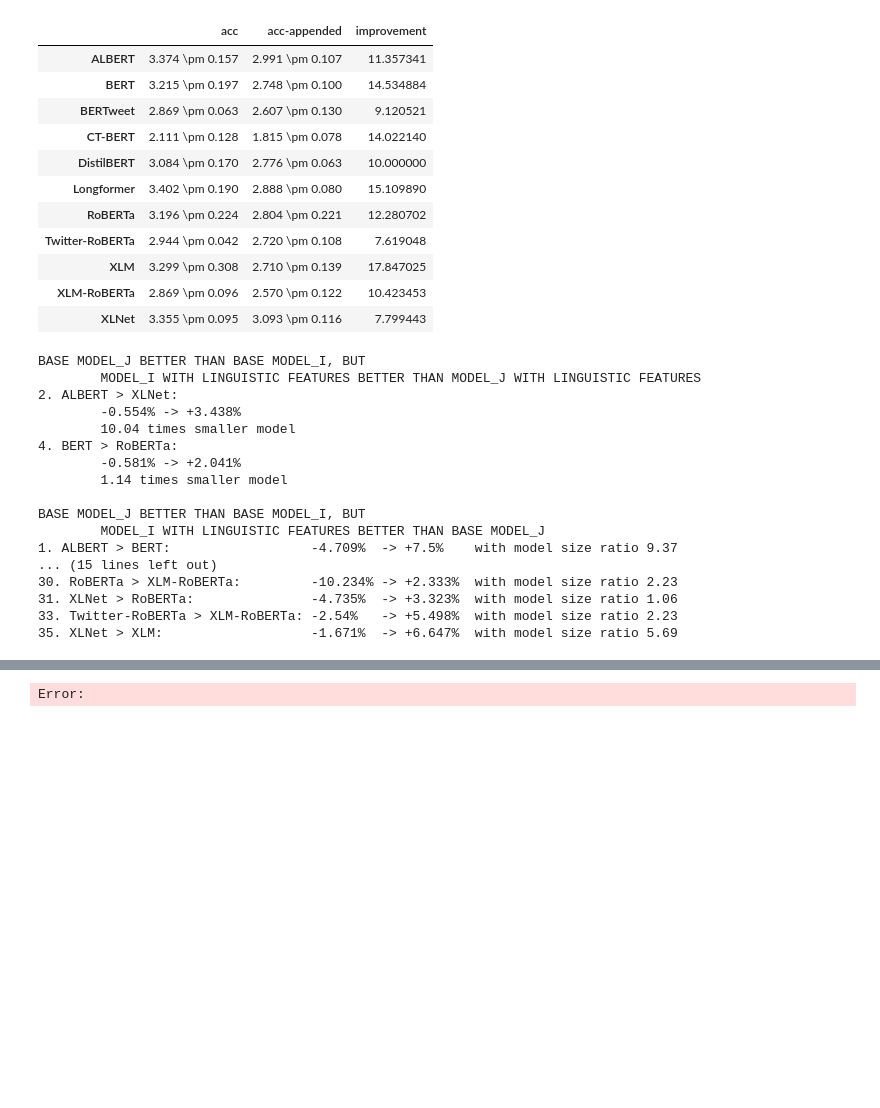
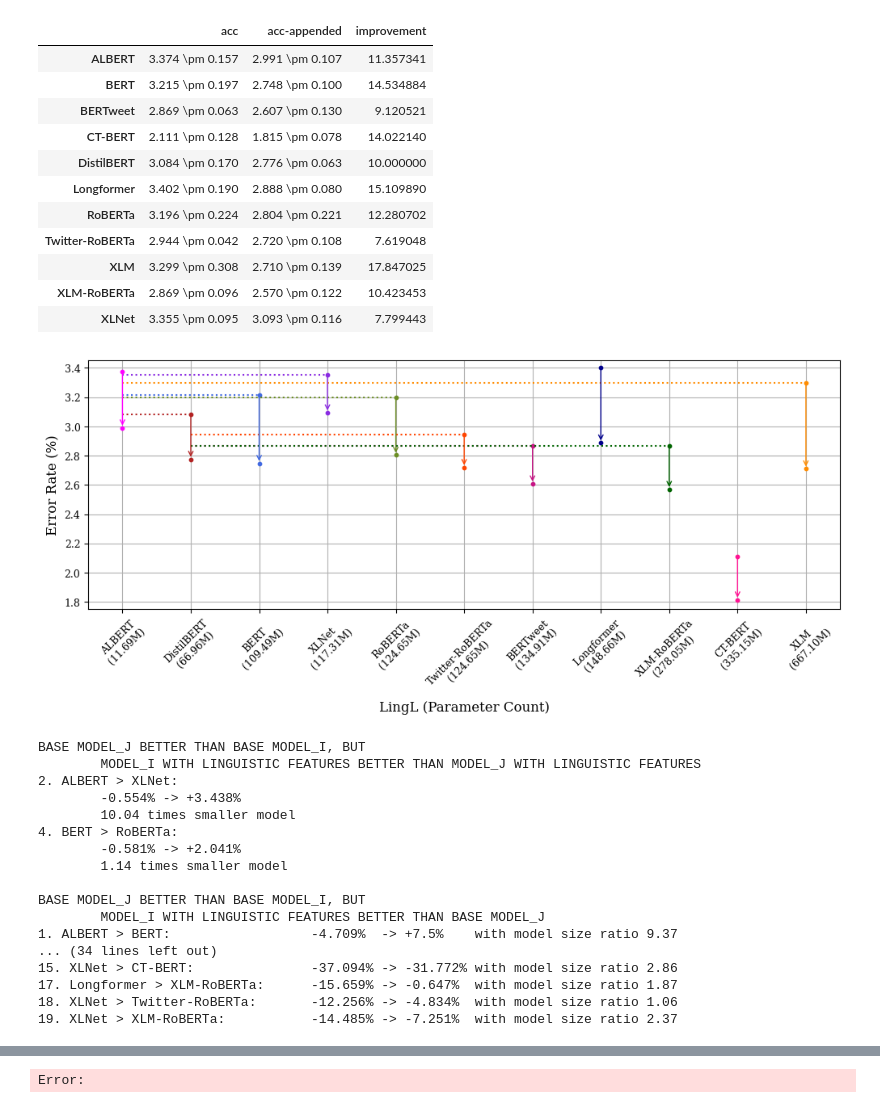
Before and after one commit to ignasa007/LingML, a Jupyter notebook: analysis.ipynb, the cells around one changed output, grey strips where cells are left out. Cells and saved outputs as stored; diff of their text form; code cells hidden in the pictures; blank space fills up the shorter version.

```diff
--- a/analysis.ipynb
+++ b/analysis.ipynb
@@ -132,3 +118,5 @@ You should probably TRAIN this model on a down-stream task to be able to use it
+# %%
+parameters = {'ALBERT': [11685762, 11699586], 'BERT': [109487618, 109501442], 'BERTweet': [134905346, 134919170], 'CT-BERT': [335149058, 335167490], 'DistilBERT': [66958850, 66972674], 'Longformer': [148664834, 148678658], 'RoBERTa': [124651010, 124664834], 'Twitter-RoBERTa': [124651010, 124664834], 'XLM': [667103234, 667103270], 'XLM-RoBERTa': [278049026, 278062850], 'XLNet': [117314306, 117328130]}
 # %%
 for k, v in parameters.items():
     print(k.ljust(15, ' '), f'{v[0]/10**6:.3f}M'.rjust(8, " "))
@@ -205,6 +193,54 @@ df.style.set_properties(**{'text-align': 'right'})
 | XLM | 3.299 \pm 0.308 | 2.710 \pm 0.139 | 17.847025 |
 | XLM-RoBERTa | 2.869 \pm 0.096 | 2.570 \pm 0.122 | 10.423453 |
 | XLNet | 3.355 \pm 0.095 | 3.093 \pm 0.116 | 7.799443 |
+# %%
+sorted_index = sorted(list(parameters.items()), key = lambda x: x[1][0])
+
+acc = [dataframe['acc'][index.index(model)][0] for model, _ in sorted_index]
+acc_app = [dataframe['acc-appended'][index.index(model)][0] for model, _ in sorted_index]
+params = [p for _, (p, _) in sorted_index]
+# %%
+# exclude = lambda l: [x for i, x in enumerate(l) if i not in set()]
+# plt.scatter(exclude(params), exclude(acc), color='blue')
+# plt.scatter(exclude(params), exclude(acc_app), color='green')
+# plt.show()
+
+# import matplotlib as mpl
+# colors = iter(mpl.colormaps['Paired'](np.delete(np.linspace(0.,1.,12),10)))
+# colors = iter(mpl.colormaps['Paired'](np.linspace(0.,1.,len(params))))
+colors = ['magenta', 'firebrick', 'royalblue', 'blueviolet', 'olivedrab',
+          'orangered', 'mediumvioletred', 'darkblue', 'darkgreen', 'deeppink',
+          'darkorange',
+]
+
+plt.figure(figsize=(12,4))
+
+exclude = lambda l: [x for i, x in enumerate(l) if i not in set()]
+for i, (p, x, y, c) in enumerate(zip(params, acc, acc_app, colors)):
+    # plt.arrow(i, 1-x, 0, x-y, length_includes_head=True, head_length=0., head_starts_at_zero=False, width=0.05, head_width=0.5, color=c)
+    plt.scatter(i, 100*(1-x), s=10, color=c)
+    plt.scatter(i, 100*(1-y), s=10, color=c)
+    plt.annotate("", xy=(i,100*(1-y)), xytext=(i,100*(1-x)), arrowprops=dict(color=c,arrowstyle="->"))
+# plt.plot(range(len(params)), [100*(1-x) for x in acc], color='green')
+# plt.plot(range(len(params)), [100*(1-x) for x in acc_app], color='blue')
+i=1; plt.hlines([100*(1-acc[i])], xmin=0, xmax=i, colors=colors[i], linestyle='dotted')
+i=2; plt.hlines([100*(1-acc[i])], xmin=0, xmax=i, colors=colors[i], linestyle='dotted')
+i=3; plt.hlines([100*(1-acc[i])], xmin=0, xmax=i, colors=colors[i], linestyle='dotted')
+i=4; plt.hlines([100*(1-acc[i])], xmin=0, xmax=i, colors=colors[i], linestyle='dotted')
+i=5; plt.hlines([100*(1-acc[i])], xmin=1, xmax=i, colors=colors[i], linestyle='dotted')
+i=6; plt.hlines([100*(1-acc[i])], xmin=1, xmax=i, colors=colors[i], linestyle='dotted')
+i=8; plt.hlines([100*(1-acc[i])], xmin=1, xmax=i, colors=colors[i], linestyle='dotted')
+i=10; plt.hlines([100*(1-acc[i])], xmin=0, xmax=i, colors=colors[i], linestyle='dotted')
+plt.xticks(ticks=range(len(params)), labels=[f'{m}\n({p/10**6:.2f}M)' for m, (p, _) in sorted_index], rotation=45, font=FONTDICT['family'], size=9)
+plt.yticks(font=FONTDICT['family'], size=9)
+plt.xlabel('LingL (Parameter Count)', font=FONTDICT['family'], size=12)
+plt.ylabel('Error Rate (%)', font=FONTDICT['family'], size=12)
+plt.ylim(1.75, 3.45)
+plt.rc('axes', axisbelow=True)
+plt.grid()
+plt.show()
+# %% [output]
+[figure, added]
 # %%
 from itertools import combinations
 
@@ -235,13 +271,29 @@ for i, j in combinations(range(len(index)), 2):
     elif dataframe['acc'][j][0] < dataframe['acc'][i][0] < dataframe['acc-appended'][j][0]:
         improvements.append((j, i))
 for k, (i, j) in enumerate(improvements, 1):
-    if parameters[index[i]][0] > parameters[index[j]][0]:
+    if parameters[index[i]][0] > parameters[index[j]][0]: # or {index[i], index[j]}.intersection({'BERTweet', 'CT-BERT', 'Twitter-RoBERTa'}):
         continue
     print(f"{k}. {index[i]} > {index[j]}:".ljust(34, " "),
         f"{perc_change(1-dataframe['acc'][j][0], 1-dataframe['acc'][i][0])}%".ljust(8, " "),
         f"-> +{perc_change(1-dataframe['acc'][j][0], 1-dataframe['acc-appended'][i][0])}%".ljust(11, " "),
         f"with model size ratio {parameters[index[j]][0]/parameters[index[i]][0]:.2f}"
     )
+
+print('\nbase model_j better than base model_i, and\n\tbase model_j better than model_i with linguistic features'.upper())
+improvements = list()
+for i, j in combinations(range(len(index)), 2):
+    if dataframe['acc'][i][0] < dataframe['acc'][j][0] > dataframe['acc-appended'][i][0]:
+        improvements.append((i, j))
+    elif dataframe['acc'][j][0] < dataframe['acc'][i][0] > dataframe['acc-appended'][j][0]:
+        improvements.append((j, i))
+for k, (i, j) in enumerate(improvements, 1):
+    if parameters[index[i]][0] > parameters[index[j]][0]: # or {index[i], index[j]}.intersection({'BERTweet', 'CT-BERT', 'Twitter-RoBERTa'}):
+        continue
+    print(f"{k}. {index[i]} > {index[j]}:".ljust(34, " "),
+        f"{perc_change(1-dataframe['acc'][j][0], 1-dataframe['acc'][i][0])}%".ljust(8, " "),
+        f"-> {perc_change(1-dataframe['acc'][j][0], 1-dataframe['acc-appended'][i][0])}%".ljust(11, " "),
+        f"with model size ratio {parameters[index[j]][0]/parameters[index[i]][0]:.2f}"
+    )
 # %% [output]
 BASE MODEL_J BETTER THAN BASE MODEL_I, BUT
         MODEL_I WITH LINGUISTIC FEATURES BETTER THAN MODEL_J WITH LINGUISTIC FEATURES
@@ -255,11 +307,11 @@ BASE MODEL_J BETTER THAN BASE MODEL_I, BUT
 BASE MODEL_J BETTER THAN BASE MODEL_I, BUT
         MODEL_I WITH LINGUISTIC FEATURES BETTER THAN BASE MODEL_J
 1. ALBERT > BERT:                  -4.709%  -> +7.5%    with model size ratio 9.37
-... (15 lines left out)
-30. RoBERTa > XLM-RoBERTa:         -10.234% -> +2.333%  with model size ratio 2.23
-31. XLNet > RoBERTa:               -4.735%  -> +3.323%  with model size ratio 1.06
-33. Twitter-RoBERTa > XLM-RoBERTa: -2.54%   -> +5.498%  with model size ratio 2.23
-35. XLNet > XLM:                   -1.671%  -> +6.647%  with model size ratio 5.69
+... (34 lines left out)
+15. XLNet > CT-BERT:               -37.094% -> -31.772% with model size ratio 2.86
+17. Longformer > XLM-RoBERTa:      -15.659% -> -0.647%  with model size ratio 1.87
+18. XLNet > Twitter-RoBERTa:       -12.256% -> -4.834%  with model size ratio 1.06
+19. XLNet > XLM-RoBERTa:           -14.485% -> -7.251%  with model size ratio 2.37
 # %%
 test_accs = list()
 
```
Also changed, not shown: parts of 3 cells of this notebook.
